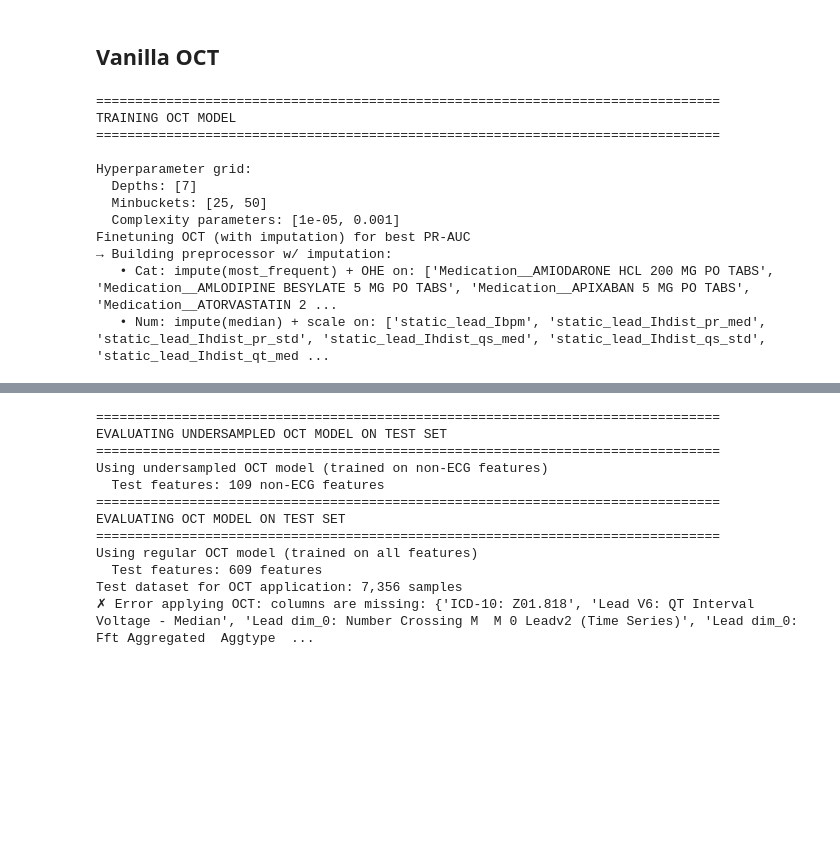
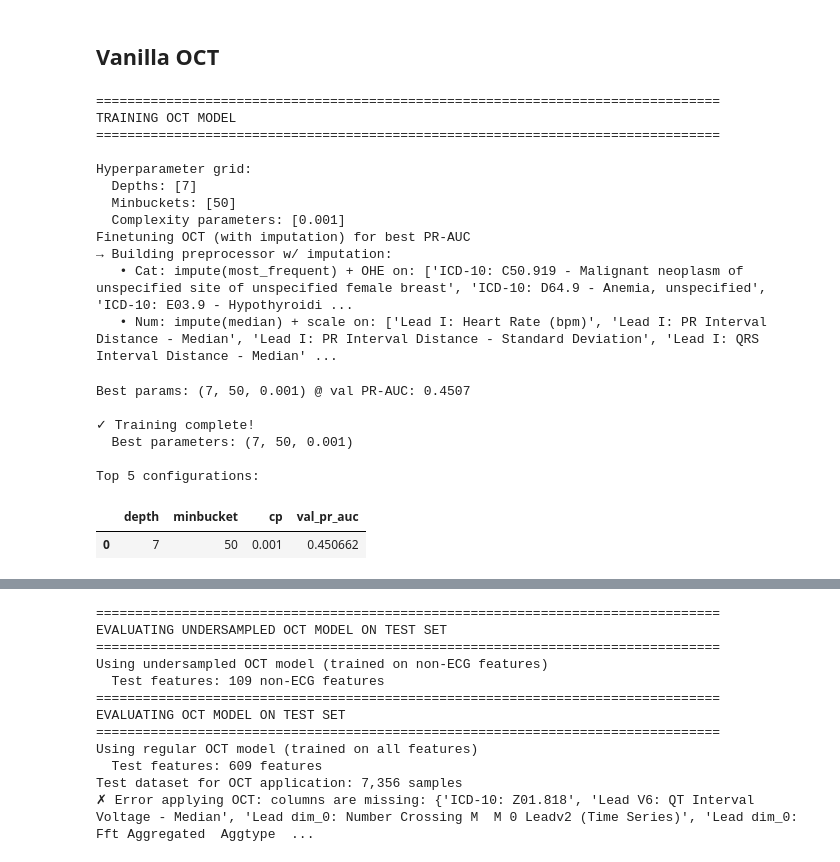
Before and after one commit to cat2510/optimization_guided_curation_ICML, a Jupyter notebook: haim_ecg/outpatients_explainable_model.ipynb, the cells around one changed output, grey strips where cells are left out. Drawn from its saved outputs; the diff is of its cells as text; code cells hidden in the pictures; blank space fills up the shorter version.

```diff
--- a/haim_ecg/outpatients_explainable_model.ipynb
+++ b/haim_ecg/outpatients_explainable_model.ipynb
@@ -60,8 +64,8 @@ print(f"\nTest set LVEF 4-class distribution:")
 print(y_test_4class.value_counts().sort_index())
 
 # Convert to binary (same as training: class 0 vs rest)
-positive_class = 0  # Should match the positive_class used in training
-y_test_binary = (y_test_4class == positive_class).astype(int)
+positive_class = [0,1,2]  # Should match the positive_class used in training
+y_test_binary = (y_test_4class < 3).astype(int)
 
 print(f"\nTest set binary target distribution (class {positive_class} vs rest):")
 print(y_test_binary.value_counts())
@@ -153,7 +157,7 @@ print(y_train_4class.value_counts().sort_index())
 # Let's use class 0 as the positive class (1) and all others as negative (0)
 # Adjust this based on your specific needs
 positive_class = 0  # Change this to the class you want to predict
-y_train_binary = (y_train_4class == positive_class).astype(int)
+y_train_binary = (y_train_4class < 3).astype(int)
 
 print(f"\nBinary target distribution (class {positive_class} vs rest):")
 print(y_train_binary.value_counts())
@@ -227,7 +231,7 @@ print("="*80)
 for pattern_type, cols in column_patterns.items():
     if cols:
         print(f"\n{pattern_type.upper()} ({len(cols)} columns):")
-        for col in cols[:12]:
+        for col in cols[:5]:
             print(f"  - {col}")
 # %% [output]
 Column pattern analysis:
@@ -920,10 +753,33 @@ print(f"ID columns (if any): {[col for col in X_train.columns if col in id_cols]
 # Identify categorical vs numeric columns
 # Categorical: object, category, or low-cardinality integer columns
 # Numeric: float or high-cardinality integer columns
+# Binary: columns with only 0/1 values (should be treated as categorical to avoid scaling)
 CAT_COLUMNS = []
 TRUE_NUM_COLUMNS = []
+BINARY_COLUMNS = []
 
+# First pass: detect binary columns (0/1 only, regardless of dtype)
 for col in feature_cols:
+    dtype = X_train[col].dtype
+    if pd.api.types.is_numeric_dtype(dtype):  # Check numeric columns for binary values
+        unique_vals = X_train[col].dropna().unique()
+        # Check if column only contains 0, 1, 0.0, 1.0 (after dropping NaN)
+        # Convert to set of comparable values (handle both int and float)
+        unique_set = set()
+        for val in unique_vals:
+            if pd.notna(val):
+                unique_set.add(float(val))  # Convert to float for comparison
+        # Check if only contains 0.0 and/or 1.0
+        if len(unique_set) <= 2 and unique_set.issubset({0.0, 1.0}):
+            BINARY_COLUMNS.append(col)
+
+# Second pass: classify remaining columns
+for col in feature_cols:
+    if col in BINARY_COLUMNS:
+        # Treat binary columns as categorical (will be one-hot encoded, but avoids scaling)
+        CAT_COLUMNS.append(col)
+        continue
+
     dtype = X_train[col].dtype
     n_unique = X_train[col].nunique()
 
@@ -946,6 +802,10 @@ print(f"\nColumn types:")
 print(f"  Categorical: {len(CAT_COLUMNS)} columns")
 if len(CAT_COLUMNS) > 0:
     print(f"    Examples: {CAT_COLUMNS[:5]}")
+print(f"  Binary (treated as categorical): {len(BINARY_COLUMNS)} columns")
+if len(BINARY_COLUMNS) > 0:
+    print(f"    Examples: {BINARY_COLUMNS[:5]}")
+    print(f"    Note: Binary columns are treated as categorical to avoid incorrect scaling")
 print(f"  Numeric: {len(TRUE_NUM_COLUMNS)} columns")
 if len(TRUE_NUM_COLUMNS) > 0:
     print(f"    Examples: {TRUE_NUM_COLUMNS[:5]}")
@@ -1295,44 +1160,52 @@ print("="*80)
 
 # OCT hyperparameters to search
 OCT_DEPTHS = [ 7]
-OCT_MINBUCKETS = [25,50]
-OCT_CPS = [1e-5, 1e-3]
+OCT_MINBUCKETS = [50]
+OCT_CPS = [1e-3]
 
 print(f"\nHyperparameter grid:")
 print(f"  Depths: {OCT_DEPTHS}")
 print(f"  Minbuckets: {OCT_MINBUCKETS}")
 print(f"  Complexity parameters: {OCT_CPS}")
 
 # Train OCT (using finetune_oct_impute which handles missing values with imputation)
 oct_model, best_params, results_df, preprocessor, feature_names = finetune_oct_impute(
     X_train=X_train_split,
     y_train=y_train_split,
     X_val=X_val_split,
     y_val=y_val_split,
     categorical_cols=CAT_COLUMNS,
     numeric_cols=TRUE_NUM_COLUMNS,
     depths=OCT_DEPTHS,
     minbuckets=OCT_MINBUCKETS,
     cps=OCT_CPS,
 )
 
 print(f"\n✓ Training complete!")
 print(f"  Best parameters: {best_params}")
 print(f"\nTop 5 configurations:")
 display(results_df.head())
 # %% [output]
 ================================================================================
 TRAINING OCT MODEL
 ================================================================================
 
 Hyperparameter grid:
   Depths: [7]
-  Minbuckets: [25, 50]
-  Complexity parameters: [1e-05, 0.001]
+  Minbuckets: [50]
+  Complexity parameters: [0.001]
 Finetuning OCT (with imputation) for best PR-AUC
 → Building preprocessor w/ imputation:
-   • Cat: impute(most_frequent) + OHE on: ['Medication__AMIODARONE HCL 200 MG PO TABS', 'Medication__AMLODIPINE BESYLATE 5 MG PO TABS', 'Medication__APIXABAN 5 MG PO TABS', 'Medication__ATORVASTATIN 2 ...
-   • Num: impute(median) + scale on: ['static_lead_Ibpm', 'static_lead_Ihdist_pr_med', 'static_lead_Ihdist_pr_std', 'static_lead_Ihdist_qs_med', 'static_lead_Ihdist_qs_std', 'static_lead_Ihdist_qt_med ...
+   • Cat: impute(most_frequent) + OHE on: ['ICD-10: C50.919 - Malignant neoplasm of unspecified site of unspecified female breast', 'ICD-10: D64.9 - Anemia, unspecified', 'ICD-10: E03.9 - Hypothyroidi ...
+   • Num: impute(median) + scale on: ['Lead I: Heart Rate (bpm)', 'Lead I: PR Interval Distance - Median', 'Lead I: PR Interval Distance - Standard Deviation', 'Lead I: QRS Interval Distance - Median' ...
+Best params: (7, 50, 0.001) @ val PR-AUC: 0.4507
+
+✓ Training complete!
+  Best parameters: (7, 50, 0.001)
+
+Top 5 configurations:
+|  | depth | minbucket | cp | val_pr_auc |
+| 0 | 7 | 50 | 0.001 | 0.450662 |
 # %%
 # Evaluate on validation set
 print("="*80)
```
Also changed, not shown: parts of 20 cells of this notebook, 28 other files.
